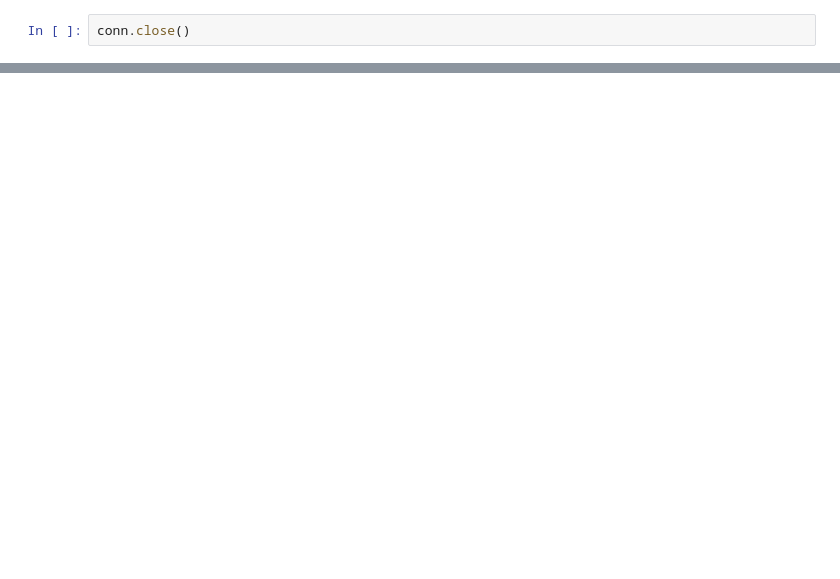
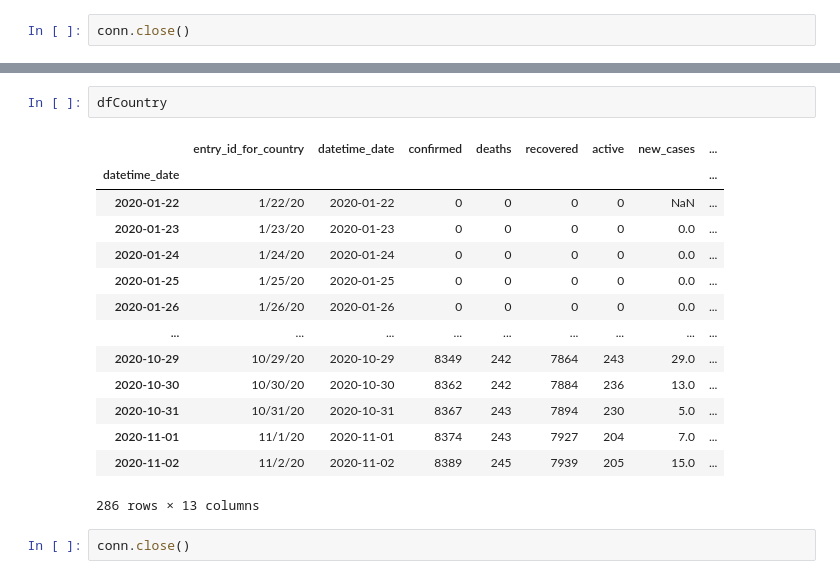
Before and after one commit to emergent-analytics/workstreams, a Jupyter notebook: ws1/labelling_tool/helper_notebooks/Download Reference Data.ipynb, the cells around one changed output, grey strips where cells are left out. Cells and saved outputs as stored; diff of their text form; blank space fills up the shorter version.

```diff
--- a/ws1/labelling_tool/helper_notebooks/Download Reference Data.ipynb
+++ b/ws1/labelling_tool/helper_notebooks/Download Reference Data.ipynb
@@ -71,0 +266,19 @@ conn.close()
+# %%
+dfCountry
+# %% [output]
+|  | entry_id_for_country | datetime_date | confirmed | deaths | recovered | active | new_cases | ... |
+| datetime_date |  |  |  |  |  |  |  | ... |
+| 2020-01-22 | 1/22/20 | 2020-01-22 | 0 | 0 | 0 | 0 | NaN | ... |
+| 2020-01-23 | 1/23/20 | 2020-01-23 | 0 | 0 | 0 | 0 | 0.0 | ... |
+| 2020-01-24 | 1/24/20 | 2020-01-24 | 0 | 0 | 0 | 0 | 0.0 | ... |
+| 2020-01-25 | 1/25/20 | 2020-01-25 | 0 | 0 | 0 | 0 | 0.0 | ... |
+| 2020-01-26 | 1/26/20 | 2020-01-26 | 0 | 0 | 0 | 0 | 0.0 | ... |
+| ... | ... | ... | ... | ... | ... | ... | ... | ... |
+| 2020-10-29 | 10/29/20 | 2020-10-29 | 8349 | 242 | 7864 | 243 | 29.0 | ... |
+| 2020-10-30 | 10/30/20 | 2020-10-30 | 8362 | 242 | 7884 | 236 | 13.0 | ... |
+| 2020-10-31 | 10/31/20 | 2020-10-31 | 8367 | 243 | 7894 | 230 | 5.0 | ... |
+| 2020-11-01 | 11/1/20 | 2020-11-01 | 8374 | 243 | 7927 | 204 | 7.0 | ... |
+| 2020-11-02 | 11/2/20 | 2020-11-02 | 8389 | 245 | 7939 | 205 | 15.0 | ... |
+286 rows × 13 columns
+# %%
+conn.close()
```
Also changed, not shown: parts of 38 cells of this notebook, 3 other files.
